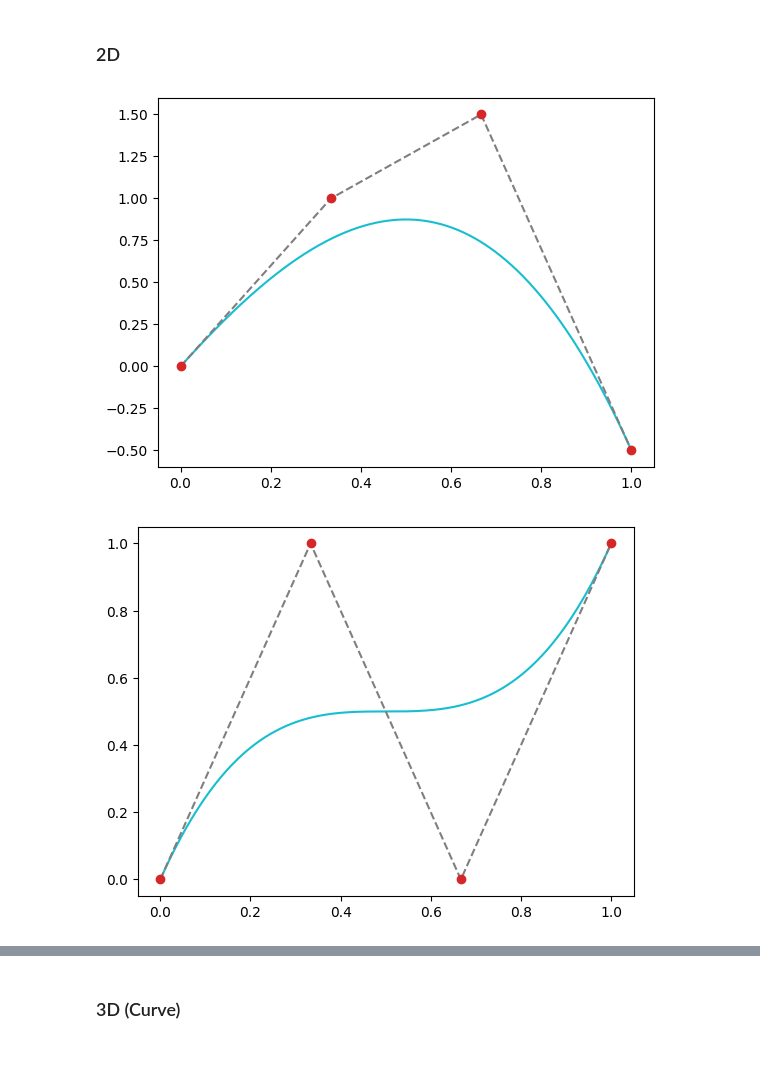
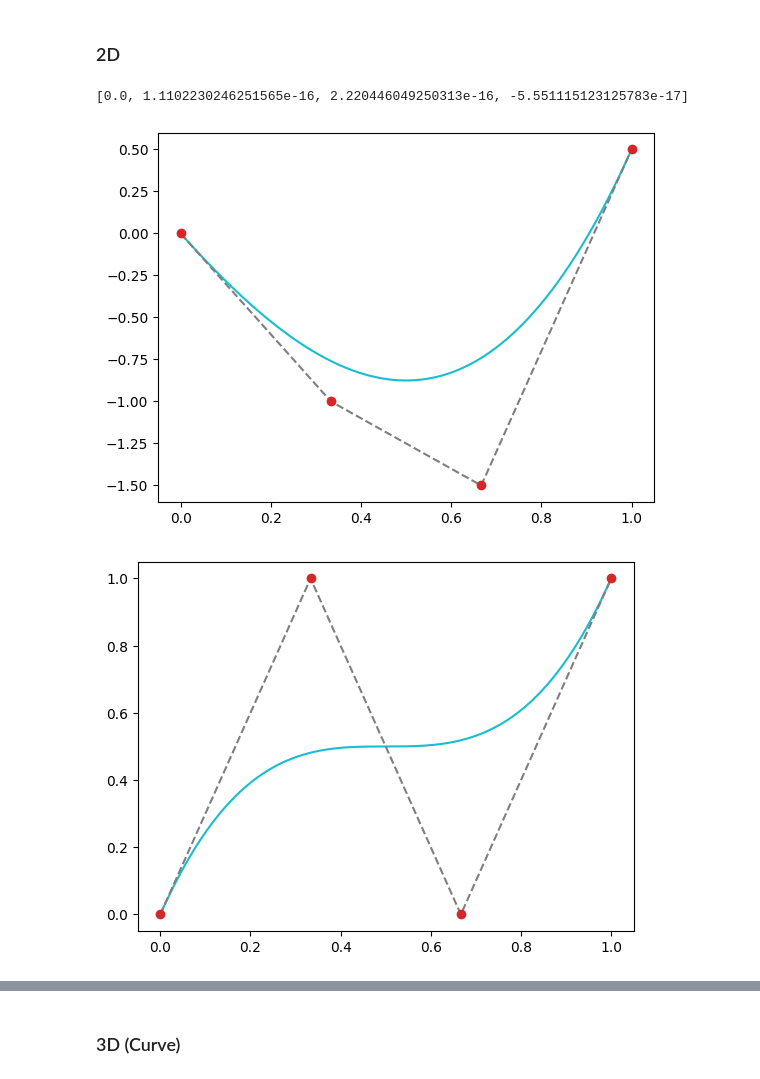
Before and after one commit to ttesmer/CAMPP, a Jupyter notebook: parametric_curves/Bernstein Polynomials, Bezier Curves, B-Splines and NURBS.ipynb, the cells around one changed output, grey strips where cells are left out. Drawn from its saved outputs; the diff is of its cells as text; code cells hidden in the pictures.

```diff
--- a/parametric_curves/Bernstein Polynomials, Bezier Curves, B-Splines and NURBS.ipynb
+++ b/parametric_curves/Bernstein Polynomials, Bezier Curves, B-Splines and NURBS.ipynb
@@ -61,11 +61,17 @@ def plot_bezier(control_points: List):
     plt.show()
 # %% [markdown]
 ### 2D
+# %%
+rotate(0.25*np.pi, [0, 1, 1.5, -0.5])
+# %% [output]
+[0.0, 1.1102230246251565e-16, 2.220446049250313e-16, -5.551115123125783e-17]
 # %%
-plot_bezier([0, 1, 1.5, -0.5])
+rotate = lambda theta, ctlpts: [*map(lambda x: -x*np.sin(theta) + x*np.cos(theta), ctlpts)]
+
+plot_bezier(rotate(np.pi, [0, 1, 1.5, -0.5]))
 plot_bezier([0, 1, 0, 1])
-plot_bezier([0, 1, -1, 1, -2])
+plot_bezier([-1, 1, -1, 1, -2])
 plot_bezier([0, 2, -1, -3, -2])
 # %% [output]
-[figure, old version]
+[figure, new version]
 [figure]
```
Also changed, not shown: parts of 1 cell of this notebook.
